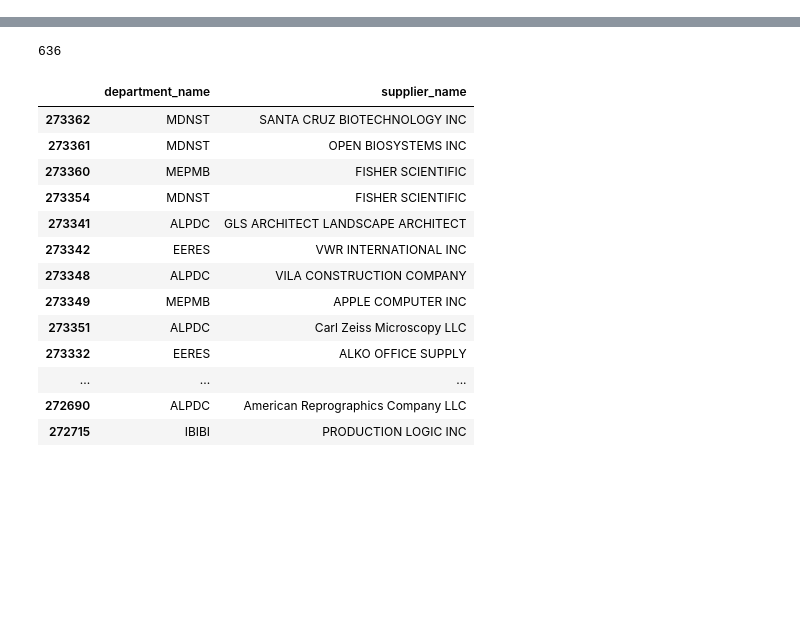
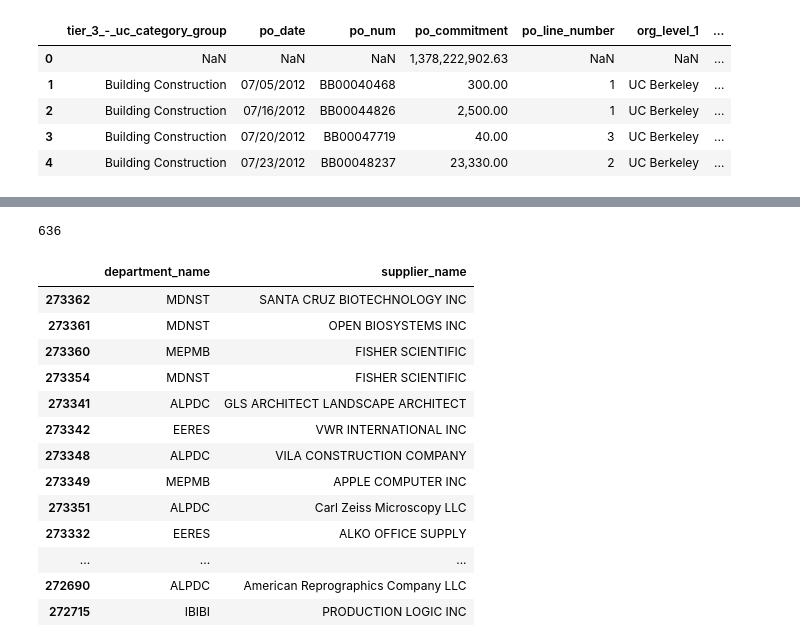
Before and after one commit to BIDS-collaborative/purchasing, a Jupyter notebook: ntbk/analysis/network_analysis.ipynb, the cells around one changed output, grey strips where cells are left out. Cells and saved outputs as stored; diff of their text form; code cells hidden in the pictures; blank space fills up the shorter version.

```diff
--- a/ntbk/analysis/network_analysis.ipynb
+++ b/ntbk/analysis/network_analysis.ipynb
@@ -16,0 +27,10 @@ mergeData["department_name"] = mergeData["department_name"].apply(lambda x: x.sp
+# %%
+#change po_number to po_num for merge
+department.rename(columns={'po_number':'po_num'}, inplace = True)
+# %% [output]
+|  | ﻿tier_3_-_uc_category_group | po_date | po_num | po_commitment | po_line_number | org_level_1 | ... |
+| 0 | NaN | NaN | NaN | 1,378,222,902.63 | NaN | NaN | ... |
+| 1 | Building Construction | 07/05/2012 | BB00040468 | 300.00 | 1 | UC Berkeley | ... |
+| 2 | Building Construction | 07/16/2012 | BB00044826 | 2,500.00 | 1 | UC Berkeley | ... |
+| 3 | Building Construction | 07/20/2012 | BB00047719 | 40.00 | 3 | UC Berkeley | ... |
+| 4 | Building Construction | 07/23/2012 | BB00048237 | 23,330.00 | 2 | UC Berkeley | ... |
```
Also changed, not shown: parts of 13 cells of this notebook.
